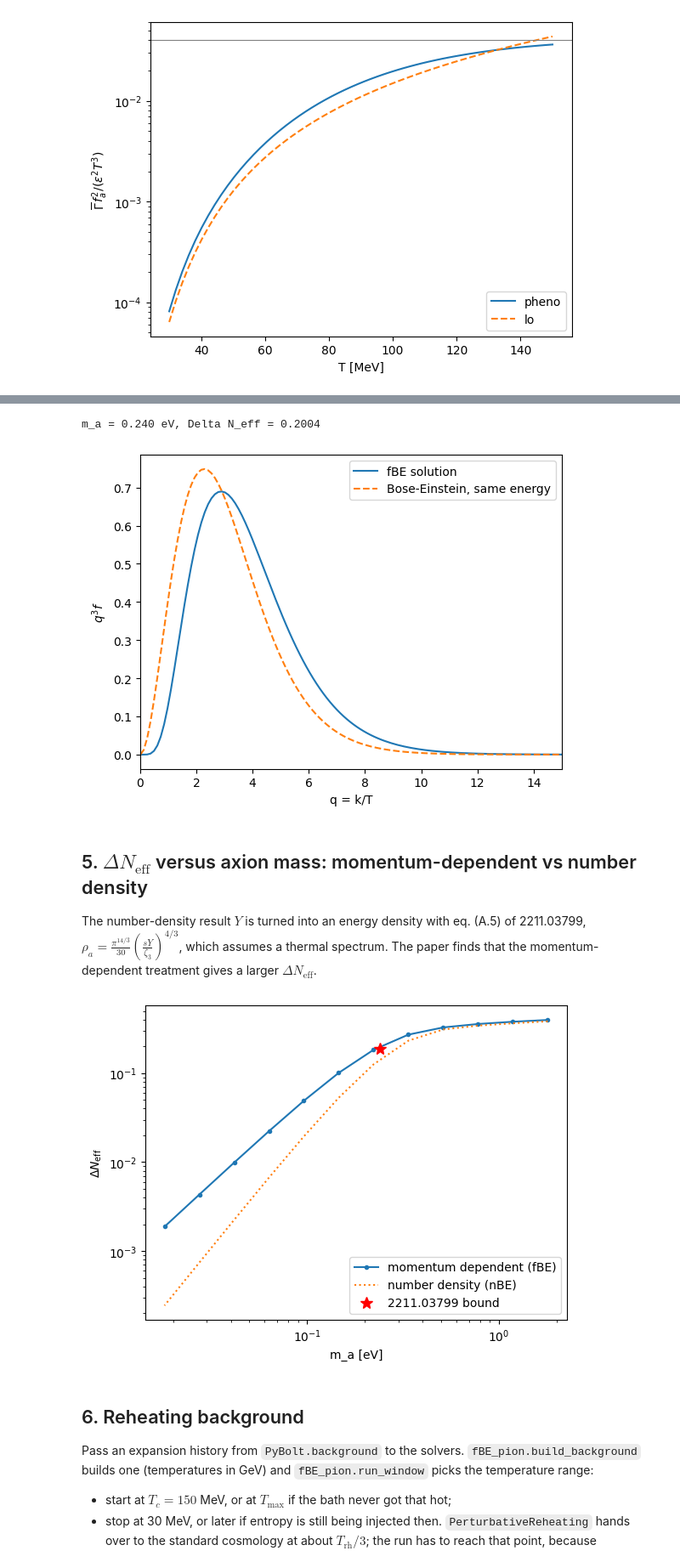
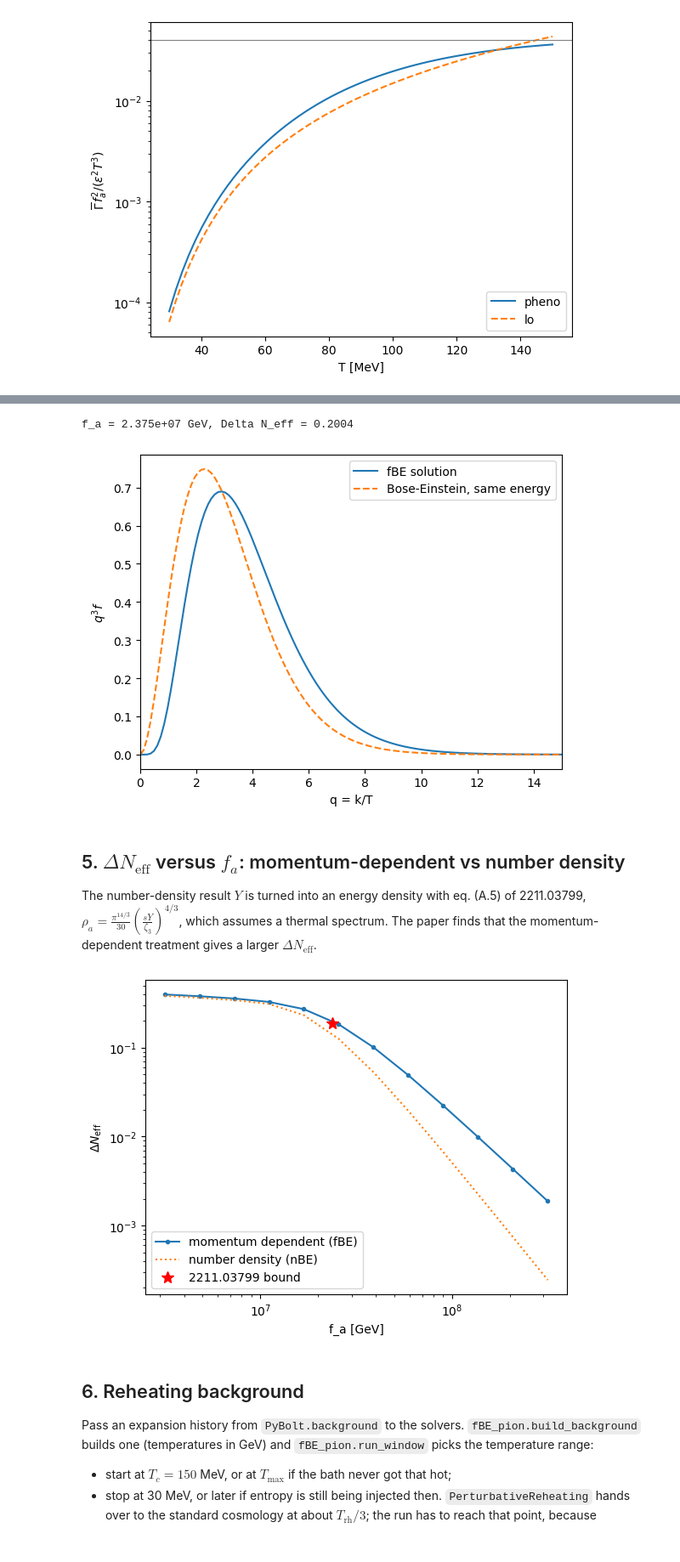
Before and after one commit to adam-gomulka/PyBolt, a Jupyter notebook: Pion_axion_production.ipynb, the cells around one changed output, grey strips where cells are left out. Shown at 85% size. Saved outputs shown, nothing was run; the diff lists cells and outputs as text; code cells hidden in the pictures.

```diff
--- a/Pion_axion_production.ipynb
+++ b/Pion_axion_production.ipynb
@@ -107,12 +111,11 @@ The result at $m_a = 0.24$ eV (the paper's bound, $\Delta N_\mathrm{eff} \approx
 a Bose–Einstein spectrum with the same energy density, as in Fig. 5 of the paper.
 # %%
-m_a = 0.24                     # eV
-f_a = 0.57e7 / m_a             # GeV, from m_a = 0.57 eV (1e7 GeV / f_a)
+f_a = 2.375e7                  # GeV, bound point of 2211.03799
 x_grid = fBE_pion.x_grid(fBE_pion.N_X)
 q_grid = np.linspace(0.01, 30.0, 250)
 
 F = fBE_pion.solve_distribution(f_a, tables["pheno"], x_grid, q_grid)
-print(f"m_a = {m_a_eV(f_a):.3f} eV, Delta N_eff = {delta_neff(q_grid, F, fBE_pion.T_END):.4f}")
+print(f"f_a = {f_a:.3e} GeV, Delta N_eff = {delta_neff(q_grid, F, fBE_pion.T_END):.4f}")
 
 # Bose-Einstein spectrum with the same energy density: F_BE = q^2 / (exp(q/tau) - 1)
 tau = (np.trapezoid(q_grid * F, q_grid) / (np.pi**4 / 15)) ** 0.25
@@ -126,10 +129,10 @@ ax.set_xlabel("q = k/T")
 ax.set_ylabel(r"$q^3 f$")
 ax.legend();
 # %% [output]
-m_a = 0.240 eV, Delta N_eff = 0.2004
+f_a = 2.375e+07 GeV, Delta N_eff = 0.2004
 [figure]
 # %% [markdown]
-## 5. $\Delta N_\mathrm{eff}$ versus axion mass: momentum-dependent vs number density
+## 5. $\Delta N_\mathrm{eff}$ versus $f_a$: momentum-dependent vs number density
 
 The number-density result $Y$ is turned into an energy density with eq. (A.5) of 2211.03799,
 $\rho_a = \frac{\pi^{14/3}}{30}\left(\frac{sY}{\zeta_3}\right)^{4/3}$, which assumes a thermal spectrum.
@@ -137,24 +140,23 @@ The paper finds that the momentum-dependent treatment gives a larger $\Delta N_\
 # %%
 def delta_neff_from_Y(Y, T_final=fBE_pion.T_END, T_nu=3e-3):
     rho_a = np.pi**(14 / 3) / 30 * (s_ent(T_final) * Y / Zeta3) ** (4 / 3)
     rho_gamma = np.pi**2 / 15 * T_final**4
     return 8 / 7 * rho_a / rho_gamma * (h_s(T_final) / h_s(T_nu)) ** (-4 / 3)
 
 f_vals = np.logspace(6.5, 8.5, 12)
 dn_fbe = [delta_neff(q_grid, fBE_pion.solve_distribution(f, tables["pheno"], x_grid, q_grid), fBE_pion.T_END)
           for f in f_vals]
 dn_nbe = [delta_neff_from_Y(fBE_pion.solve_number_density(f, tables["pheno"], x_grid)) for f in f_vals]
 
-m_vals = [m_a_eV(f) for f in f_vals]
 fig, ax = plt.subplots()
-ax.loglog(m_vals, dn_fbe, "-o", ms=3, label="momentum dependent (fBE)")
-ax.loglog(m_vals, dn_nbe, ":", label="number density (nBE)")
-ax.plot(0.24, 0.19, "r*", ms=10, label="2211.03799 bound")
-ax.set_xlabel("m_a [eV]")
+ax.loglog(f_vals, dn_fbe, "-o", ms=3, label="momentum dependent (fBE)")
+ax.loglog(f_vals, dn_nbe, ":", label="number density (nBE)")
+ax.plot(2.375e7, 0.19, "r*", ms=10, label="2211.03799 bound")
+ax.set_xlabel("f_a [GeV]")
 ax.set_ylabel(r"$\Delta N_\mathrm{eff}$")
 ax.legend();
 # %% [output]
-[figure, old version]
+[figure, new version]
 # %% [markdown]
 ## 6. Reheating background
 
```
Also changed, not shown: parts of 8 cells of this notebook, 2 other files.
